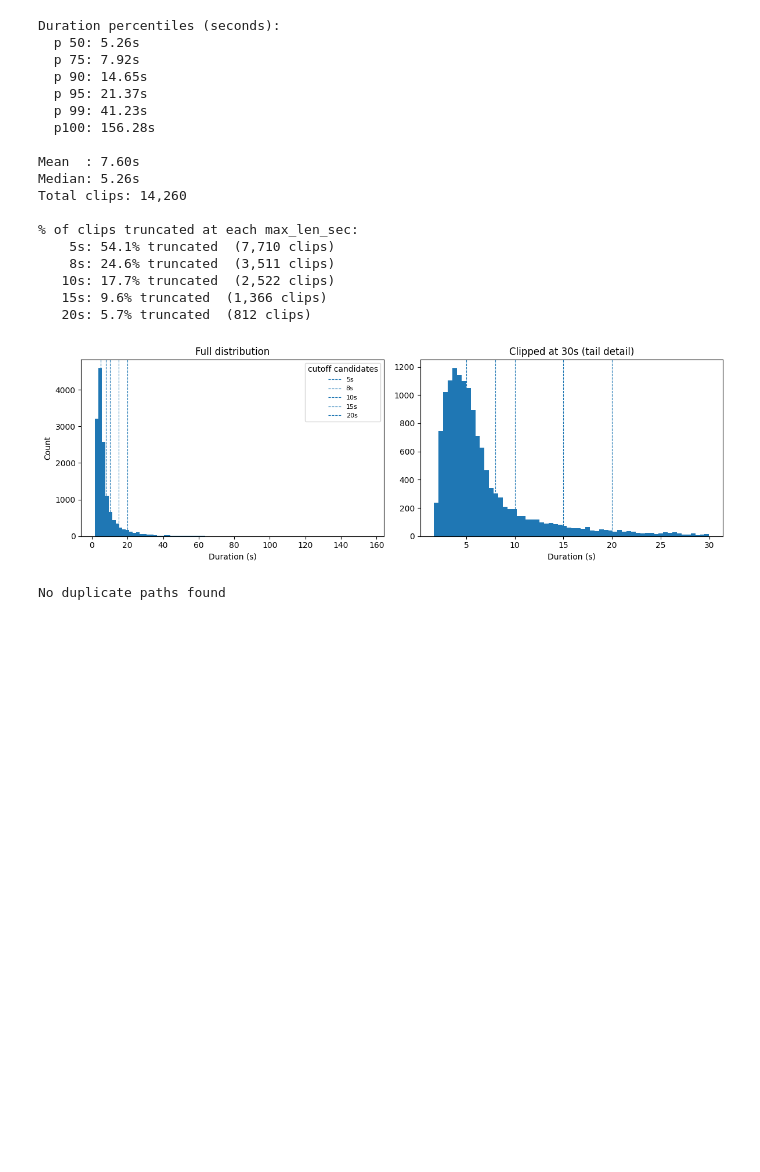
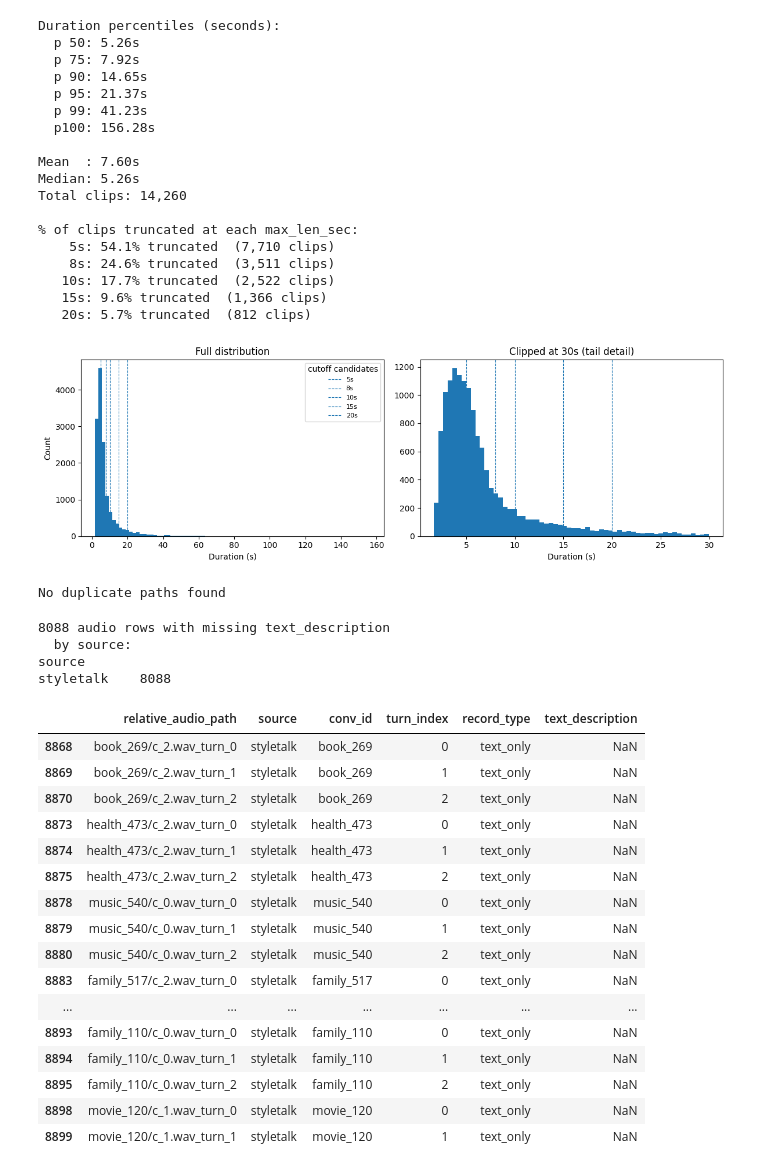
Before and after one commit to JackMclaughlin424/imgs789-project_graph-dialogue-modeling, a Jupyter notebook: capstone_src/eda/basic_look.ipynb, the cells around one changed output. Drawn from its saved outputs; the diff is of its cells as text; code cells hidden in the pictures; blank space fills up the shorter version.

```diff
--- a/src/eda/basic_look.ipynb
+++ b/capstone_src/eda/basic_look.ipynb
@@ -725,3 +873,40 @@ else:
         print()
 # %% [output]
 No duplicate paths found
+# %%
+# checking nan GT values
+import pandas as pd
+
+META_PATH = "../data_TEMP/merged_metadata_full.parquet"  # adjust path as needed
+
+meta = pd.read_parquet(META_PATH)
+
+problem_rows = meta[
+    meta["text_description"].isna()
+]
+
+print(f"{len(problem_rows)} audio rows with missing text_description")
+print(f"  by source:\n{problem_rows['source'].value_counts().to_string()}")
+problem_rows[["relative_audio_path", "source", "conv_id", "turn_index", "record_type", "text_description"]].head(20)
+# %% [output]
+8088 audio rows with missing text_description
+  by source:
+source
+styletalk    8088
+|  | relative_audio_path | source | conv_id | turn_index | record_type | text_description |
+| 8868 | book_269/c_2.wav_turn_0 | styletalk | book_269 | 0 | text_only | NaN |
+| 8869 | book_269/c_2.wav_turn_1 | styletalk | book_269 | 1 | text_only | NaN |
+| 8870 | book_269/c_2.wav_turn_2 | styletalk | book_269 | 2 | text_only | NaN |
+| 8873 | health_473/c_2.wav_turn_0 | styletalk | health_473 | 0 | text_only | NaN |
+| 8874 | health_473/c_2.wav_turn_1 | styletalk | health_473 | 1 | text_only | NaN |
+| 8875 | health_473/c_2.wav_turn_2 | styletalk | health_473 | 2 | text_only | NaN |
+| 8878 | music_540/c_0.wav_turn_0 | styletalk | music_540 | 0 | text_only | NaN |
+| 8879 | music_540/c_0.wav_turn_1 | styletalk | music_540 | 1 | text_only | NaN |
+| 8880 | music_540/c_0.wav_turn_2 | styletalk | music_540 | 2 | text_only | NaN |
+| 8883 | family_517/c_2.wav_turn_0 | styletalk | family_517 | 0 | text_only | NaN |
+| ... | ... | ... | ... | ... | ... | ... |
+| 8893 | family_110/c_0.wav_turn_0 | styletalk | family_110 | 0 | text_only | NaN |
+| 8894 | family_110/c_0.wav_turn_1 | styletalk | family_110 | 1 | text_only | NaN |
+| 8895 | family_110/c_0.wav_turn_2 | styletalk | family_110 | 2 | text_only | NaN |
+| 8898 | movie_120/c_1.wav_turn_0 | styletalk | movie_120 | 0 | text_only | NaN |
+| 8899 | movie_120/c_1.wav_turn_1 | styletalk | movie_120 | 1 | text_only | NaN |
```
Also changed, not shown: parts of 4 cells of this notebook, 30 other files.
